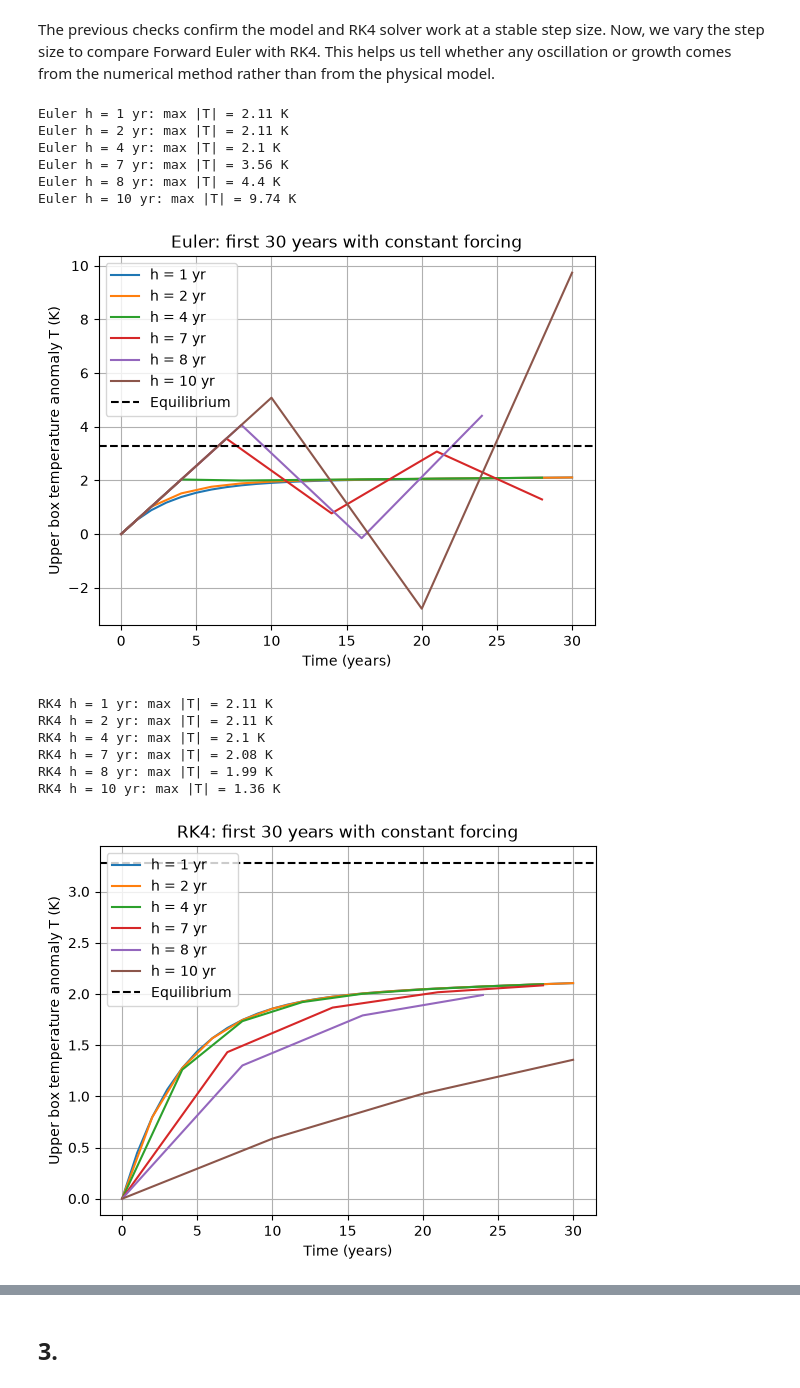
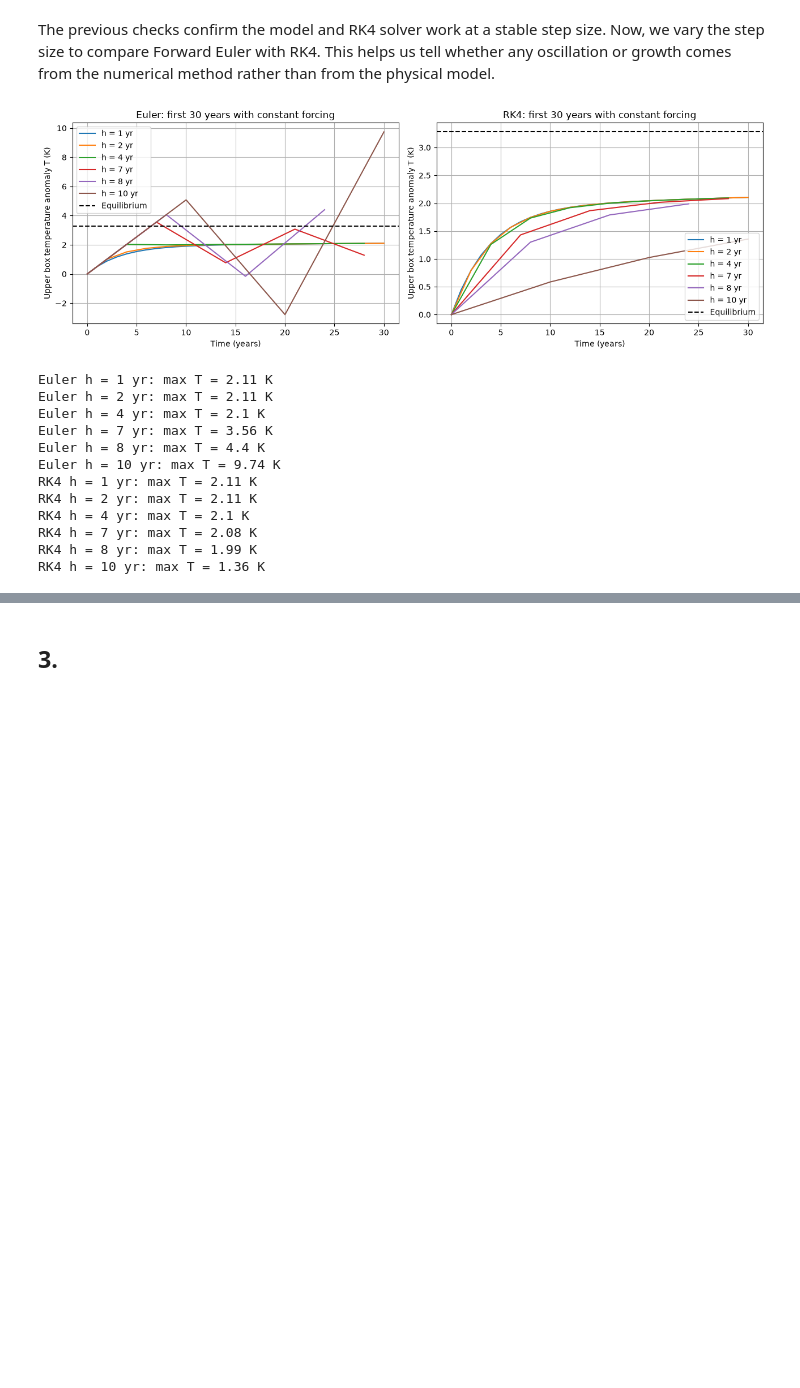
Before and after one commit to JoneVB/MOD300_Prosjekt1, a Jupyter notebook: project-2/project2.ipynb, the cells around one changed output, grey strips where cells are left out. Drawn from its saved outputs; the diff is of its cells as text; code cells hidden in the pictures; blank space fills up the shorter version.

```diff
--- a/project-2/project2.ipynb
+++ b/project-2/project2.ipynb
@@ -190,5 +193,16 @@ The model is implemented in the following code snippet:
 # %%
 class TwoBoxModel:
+    """
+    Stores the default parameters of the two-box energy balance model.
+
+    C: heat capacity of the upper box (atmosphere + ocean mixed layer), W yr/(m^2 K)
+    C0: heat capacity of the lower box (deep ocean), W yr/(m^2 K)
+    lam: radiative damping parameter lambda, W/(m^2 K)
+    gamma: heat exchange coefficient between the boxes, W/(m^2 K)
+
+    The object is passed to ebm_rhs through *args. Parameters can be changed
+    on the object, e.g. model.lam = 1.0, without changing the solver.
+    """
     def __init__(self):
         self.C = 7.3
         self.C0 = 106.0
@@ -255,7 +269,6 @@ t_short = np.array([0.0, 0.25, 0.75, 1.0])
 solution_rk4 = solver(ebm_rhs, y0, t_short, model, test_forcing, method="RK4")
 solution_euler = solver(ebm_rhs, y0, t_short, model, test_forcing, method="Euler")
 
-print("Expected shape:", (len(t_short), len(y0)))
 print("Shape of RK4:", solution_rk4.shape, " Shape of Euler:", solution_euler.shape)
 print("Initial state:", y0)
 print("First row RK4:", solution_rk4[0], " First row Euler:", solution_euler[0])
@@ -293,10 +307,14 @@ $$
 \mathrm{ECS}=\frac{F_{2\times}}{\lambda}
 $$
 # %%
+def co2_forcing(c):
+    return 5.35 * np.log(c / 280.0)  # forcing law, c in ppm
+
+
 def constant_forcing(time):
-    return 5.35 * np.log(2.0)  # CO2 doubling
+    return co2_forcing(560.0)  # CO2 doubling
 
-model = TwoBoxModel()
+
 F2x = constant_forcing(0)
 T_equilibrium = F2x / model.lam  # equal to the ECS
 
@@ -367,34 +388,40 @@ The solver reaches the equilibrium calculated by hand. It follows the same path
 The previous checks confirm the model and RK4 solver work at a stable step size. Now, we vary the step size to compare Forward Euler with RK4. This helps us tell whether any oscillation or growth comes from the numerical method rather than from the physical model.
 # %%
 step_sizes = [1, 2, 4, 7, 8, 10]
+fig, axes = plt.subplots(1, 2, figsize=(13, 4.5))
+results = []  # printed after the plots
 
-
-for method in ["Euler", "RK4"]:
+for ax, method in zip(axes, ["Euler", "RK4"]):
     for h in step_sizes:
         t = np.arange(0, 31, h)  # first 30 years
         solution = solver(ebm_rhs, y0, t, model, constant_forcing, method=method)
-        plt.plot(t, solution[:, 0], label="h = " + str(h) + " yr")
-        print(method, "h =", h, "yr: max |T| =", round(np.max(np.abs(solution[:, 0])), 2), "K")
+        ax.plot(t, solution[:, 0], label="h = " + str(h) + " yr")
+        results.append(method + " h = " + str(h) + " yr: max T = " + str(round(np.max(solution[:, 0]), 2)) + " K")
 
-    plt.axhline(T_equilibrium, color="k", linestyle="--", label="Equilibrium")
-    plt.xlabel("Time (years)")
-    plt.ylabel("Upper box temperature anomaly T (K)")
-    plt.title(method + ": first 30 years with constant forcing")
-    plt.legend()
-    plt.grid()
-    plt.show()
+    ax.axhline(T_equilibrium, color="k", linestyle="--", label="Equilibrium")
+    ax.set_xlabel("Time (years)")
+    ax.set_ylabel("Upper box temperature anomaly T (K)")
+    ax.set_title(method + ": first 30 years with constant forcing")
+    ax.grid()
+
+axes[0].legend()
+axes[1].legend(loc="lower right")
+plt.tight_layout()
+plt.show()
+
+for line in results:
+    print(line)
 # %% [output]
+[figure, new version]
-Euler h = 1 yr: max |T| = 2.11 K
-Euler h = 2 yr: max |T| = 2.11 K
-Euler h = 4 yr: max |T| = 2.1 K
-Euler h = 7 yr: max |T| = 3.56 K
-Euler h = 8 yr: max |T| = 4.4 K
-Euler h = 10 yr: max |T| = 9.74 K
+Euler h = 1 yr: max T = 2.11 K
+Euler h = 2 yr: max T = 2.11 K
+Euler h = 4 yr: max T = 2.1 K
+Euler h = 7 yr: max T = 3.56 K
+Euler h = 8 yr: max T = 4.4 K
+Euler h = 10 yr: max T = 9.74 K
+RK4 h = 1 yr: max T = 2.11 K
+RK4 h = 2 yr: max T = 2.11 K
+RK4 h = 4 yr: max T = 2.1 K
+RK4 h = 7 yr: max T = 2.08 K
+RK4 h = 8 yr: max T = 1.99 K
+RK4 h = 10 yr: max T = 1.36 K
-[figure, old version]
-RK4 h = 1 yr: max |T| = 2.11 K
-RK4 h = 2 yr: max |T| = 2.11 K
-RK4 h = 4 yr: max |T| = 2.1 K
-RK4 h = 7 yr: max |T| = 2.08 K
-RK4 h = 8 yr: max |T| = 1.99 K
-RK4 h = 10 yr: max |T| = 1.36 K
-[figure, removed]
```
Also changed, not shown: parts of 43 cells of this notebook, 4 other files.
